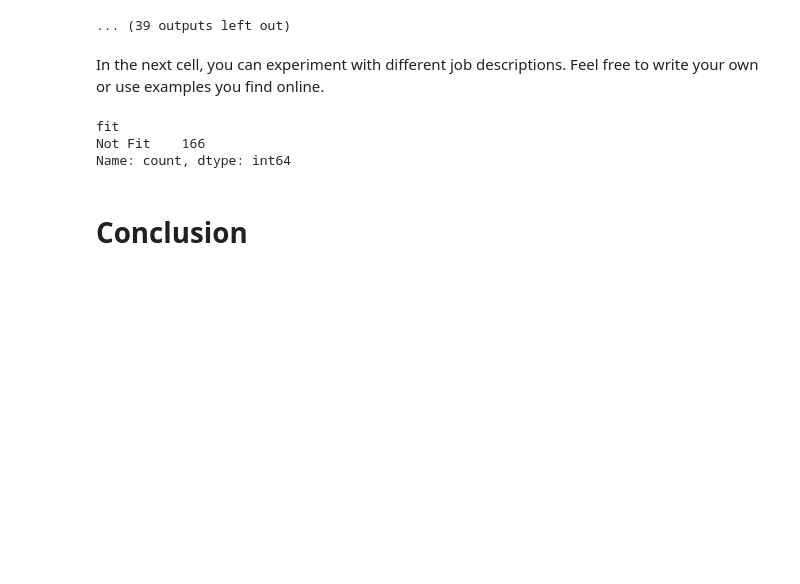
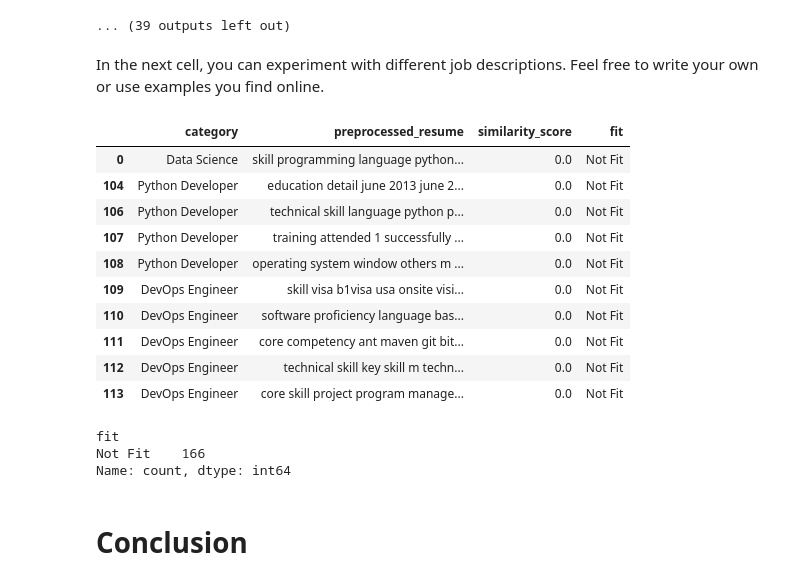
Before and after one commit to tanyadimitrova37/data_science_project, a Jupyter notebook: notebooks/main_analysis.ipynb, the cells around one changed output. Cells and saved outputs as stored; diff of their text form; code cells hidden in the pictures; blank space fills up the shorter version.

```diff
--- a/notebooks/main_analysis.ipynb
+++ b/notebooks/main_analysis.ipynb
@@ -517,11 +475,8 @@ def score_resumes_against_jd(jd_text: str, resume_df: pd.DataFrame, threshold: f
         text = re.sub(r'[^a-zA-Z0-9\s]', '', text)
         text = re.sub(r'\s+', ' ', text).strip()
         tokens = nltk.word_tokenize(text)
-        tokens = [
-            lemmatizer.lemmatize(word)
-            for word in tokens
-            if word.isalnum() and word not in stop_words
-        ]
+        tokens = [lemmatizer.lemmatize(word) for word in tokens if word.isalnum() and word not in stop_words]
+
         return ' '.join(tokens)
 
     # preprocess resumes
@@ -550,7 +505,7 @@ def score_resumes_against_jd(jd_text: str, resume_df: pd.DataFrame, threshold: f
     )
 
     # return sorted result
-    return resume_df[["category", "preprocessed_resume", "similarity_score", "fit"]].sort_values(by="similarity_score", ascending=False)
+    return resume_df[["category", "preprocessed_resume", "similarity_score", "fit"]].sort_values(by = "similarity_score", ascending = False)
 # %% [markdown]
 ## Model Evaluation
 # %% [markdown]
@@ -657,8 +612,20 @@ In the next cell, you can experiment with different job descriptions. Feel free
 # %%
 job_description = ""
 
-# results_df = score_resumes_against_jd(job_description, df_r)
-# results_df.head(10)
+results_df = score_resumes_against_jd(job_description, df_r)
+results_df.head(10)
+# %% [output]
+|  | category | preprocessed_resume | similarity_score | fit |
+| 0 | Data Science | skill programming language python... | 0.0 | Not Fit |
+| 104 | Python Developer | education detail june 2013 june 2... | 0.0 | Not Fit |
+| 106 | Python Developer | technical skill language python p... | 0.0 | Not Fit |
+| 107 | Python Developer | training attended 1 successfully ... | 0.0 | Not Fit |
+| 108 | Python Developer | operating system window others m ... | 0.0 | Not Fit |
+| 109 | DevOps Engineer | skill visa b1visa usa onsite visi... | 0.0 | Not Fit |
+| 110 | DevOps Engineer | software proficiency language bas... | 0.0 | Not Fit |
+| 111 | DevOps Engineer | core competency ant maven git bit... | 0.0 | Not Fit |
+| 112 | DevOps Engineer | technical skill key skill m techn... | 0.0 | Not Fit |
+| 113 | DevOps Engineer | core skill project program manage... | 0.0 | Not Fit |
 # %%
 results_df["fit"].value_counts()
 # %% [output]
```
Also changed, not shown: parts of 20 cells of this notebook, 1 other file.
